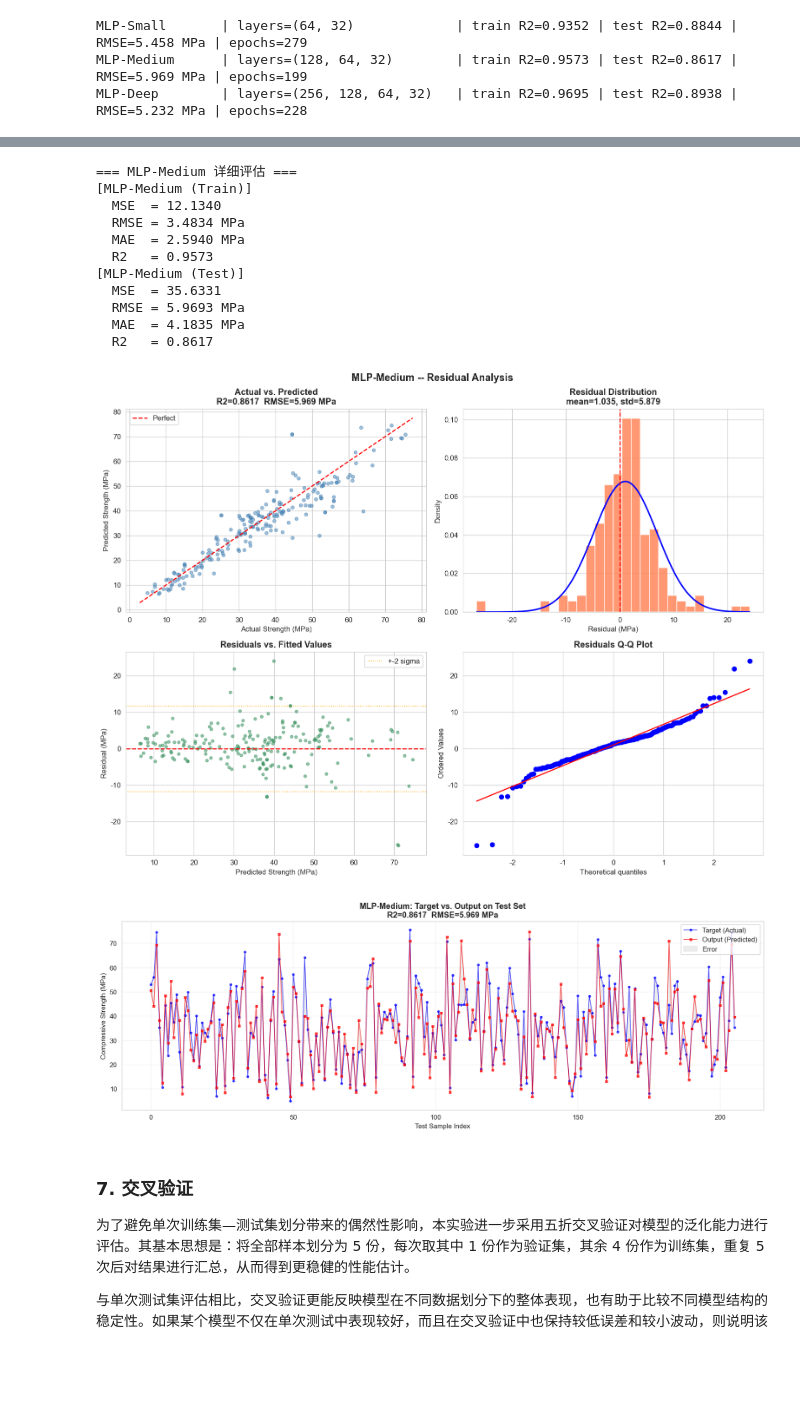
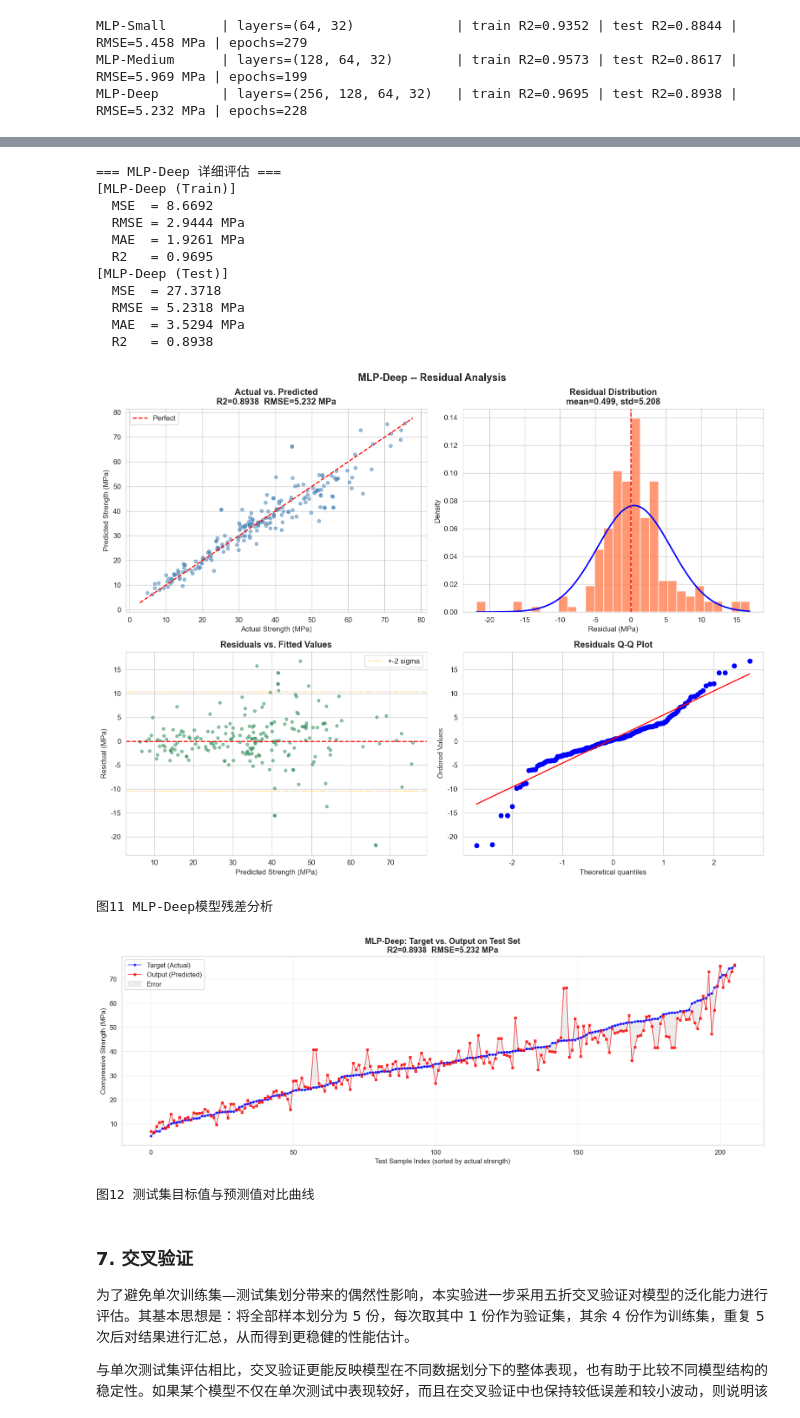
Before and after one commit to SongCheng2026/First-Homework, a Jupyter notebook: BC25219017-宋城啸-第一次作业.ipynb, the cells around one changed output, grey strips where cells are left out. Saved outputs shown, nothing was run; the diff lists cells and outputs as text; code cells hidden in the pictures; blank space fills up the shorter version.

```diff
--- a/BC25219017-宋城啸-第一次作业.ipynb
+++ b/BC25219017-宋城啸-第一次作业.ipynb
@@ -663,6 +661,6 @@ plt.show()
 # %%
-# 最佳 MLP 模型详细评估（以 MLP-Medium 为主要分析对象）
-best_mlp_name = 'MLP-Medium'
+# 最佳 MLP 模型详细评估（选择测试集表现最优的 MLP-Deep）
+best_mlp_name = 'MLP-Deep'
 best_mlp      = mlp_results[best_mlp_name]['model']
 y_pred_mlp    = mlp_results[best_mlp_name]['test_pred']
 
@@ -721,45 +719,54 @@ plt.suptitle(f'{best_mlp_name} -- Residual Analysis',
 plt.tight_layout()
 plt.savefig('fig11_residual_analysis.png', bbox_inches='tight', dpi=150)
 plt.show()
+print('\n图11 MLP-Deep模型残差分析')
 # %% [output]
-=== MLP-Medium 详细评估 ===
-[MLP-Medium (Train)]
-  MSE  = 12.1340
-  RMSE = 3.4834 MPa
-  MAE  = 2.5940 MPa
-  R2   = 0.9573
-[MLP-Medium (Test)]
-  MSE  = 35.6331
-  RMSE = 5.9693 MPa
-  MAE  = 4.1835 MPa
-  R2   = 0.8617
+=== MLP-Deep 详细评估 ===
+[MLP-Deep (Train)]
+  MSE  = 8.6692
+  RMSE = 2.9444 MPa
+  MAE  = 1.9261 MPa
+  R2   = 0.9695
+[MLP-Deep (Test)]
+  MSE  = 27.3718
+  RMSE = 5.2318 MPa
+  MAE  = 3.5294 MPa
+  R2   = 0.8938
-[figure, old version]
+[figure, new version]
+图11 MLP-Deep模型残差分析
 # %%
 # 测试集 Target vs Output 折线图（题目要求）
 fig, ax = plt.subplots(figsize=(14, 5))
 
+# 按真实值排序，使图形更具可读性
+sort_idx = np.argsort(y_test)
+y_test_sorted = y_test[sort_idx]
+y_pred_sorted = y_pred_mlp[sort_idx]
+
 sample_idx = np.arange(len(y_test))
-ax.plot(sample_idx, y_test,     'b-o', ms=3, lw=1, alpha=0.7, label='Target (Actual)')
-ax.plot(sample_idx, y_pred_mlp, 'r-s', ms=3, lw=1, alpha=0.7, label='Output (Predicted)')
-ax.fill_between(sample_idx, y_test, y_pred_mlp,
+ax.plot(sample_idx, y_test_sorted,     'b-o', ms=3, lw=1, alpha=0.7, label='Target (Actual)')
+ax.plot(sample_idx, y_pred_sorted, 'r-s', ms=3, lw=1, alpha=0.7, label='Output (Predicted)')
+ax.fill_between(sample_idx, y_test_sorted, y_pred_sorted,
                 alpha=0.15, color='gray', label='Error')
 
-ax.set_xlabel('Test Sample Index')
+ax.set_xlabel('Test Sample Index (sorted by actual strength)')
 ax.set_ylabel('Compressive Strength (MPa)')
 ax.set_title(
     f'{best_mlp_name}: Target vs. Output on Test Set\n'
     f'R2={r2_score(y_test, y_pred_mlp):.4f}  '
     f'RMSE={np.sqrt(mean_squared_error(y_test, y_pred_mlp)):.3f} MPa',
     fontweight='bold'
 )
-ax.legend(loc='upper right')
+ax.legend(loc='upper left')
 ax.grid(alpha=0.3)
 
 plt.tight_layout()
 plt.savefig('fig12_target_vs_output.png', bbox_inches='tight', dpi=150)
 plt.show()
+print('\n图12 测试集目标值与预测值对比曲线')
 # %% [output]
-[figure, old version]
+[figure, new version]
+图12 测试集目标值与预测值对比曲线
 # %% [markdown]
 ### 7. 交叉验证
 
```
Also changed, not shown: parts of 24 cells of this notebook.
